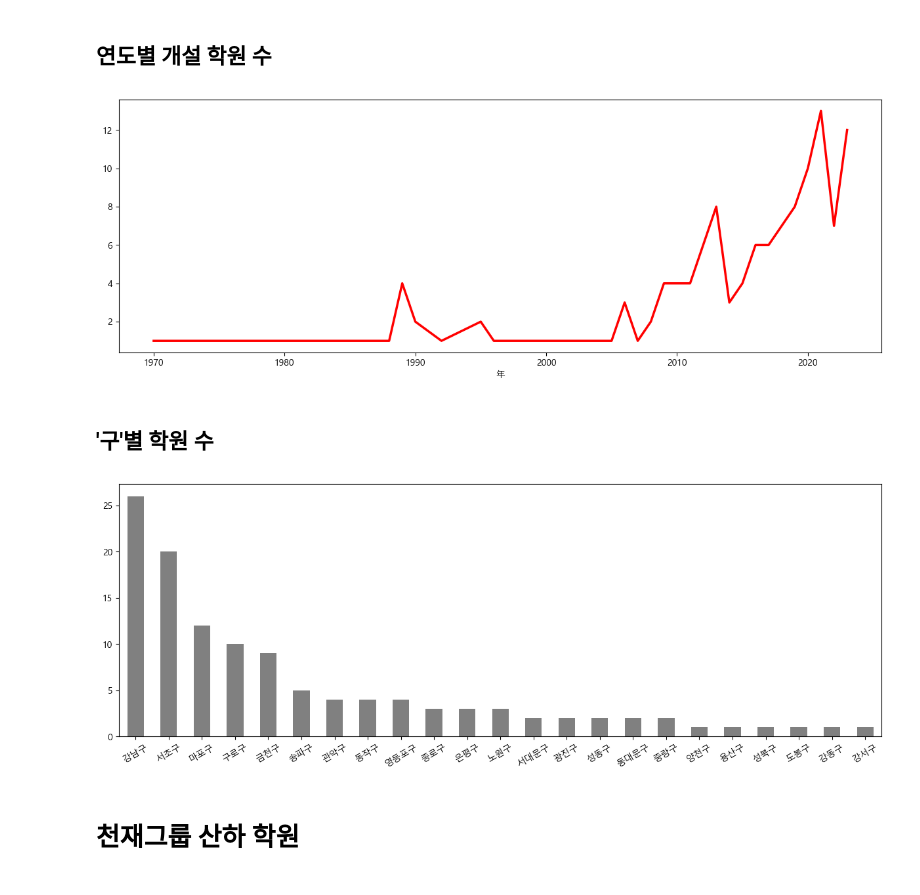
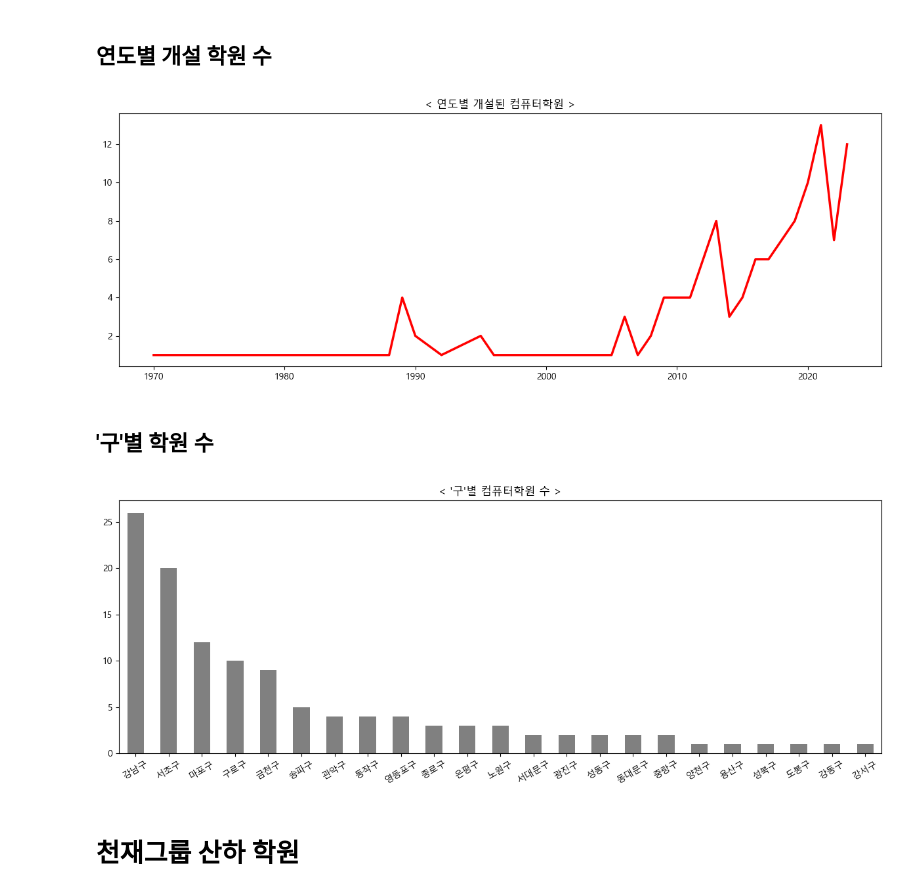
Before and after one commit to YoonseokChoi/EdTech, a Jupyter notebook: Data Analysis/Toy Projects/서울시 학원 교습소 분석/서울시 학원 교습소 분석.ipynb, the cells around one changed output. Cells and saved outputs as stored; diff of their text form; code cells hidden in the pictures.

```diff
--- a/Data Analysis/Toy Projects/서울시 학원 교습소 분석/서울시 학원 교습소 분석.ipynb
+++ b/Data Analysis/Toy Projects/서울시 학원 교습소 분석/서울시 학원 교습소 분석.ipynb
@@ -103,18 +107,21 @@ com_df.head()
 # %%
 fig, ax = plt.subplots(figsize=(15,5))
 _=com_df['개설년도'].value_counts().sort_index().plot.line(color='red', linewidth=2.5)
-_=plt.xlabel("年")
+
+_=plt.title("< 연도별 개설된 컴퓨터학원 >")
+_=plt.xlabel("")
 # %% [output]
-[figure, old version]
+[figure, new version]
 # %% [markdown]
 ## '구'별 학원 수
 # %%
 fig, ax = plt.subplots(figsize=(15,5))
 _=com_df['행정구역명'].value_counts().plot.bar(color='grey')
 _=plt.xticks(rotation=30)
 _=plt.xlabel("")
+_=plt.title("< '구'별 컴퓨터학원 수 >")
 # %% [output]
-[figure, old version]
+[figure, new version]
 # %% [markdown]
 # 천재그룹 산하 학원
 # %%
```
Also changed, not shown: parts of 6 cells of this notebook, 5 other files.
